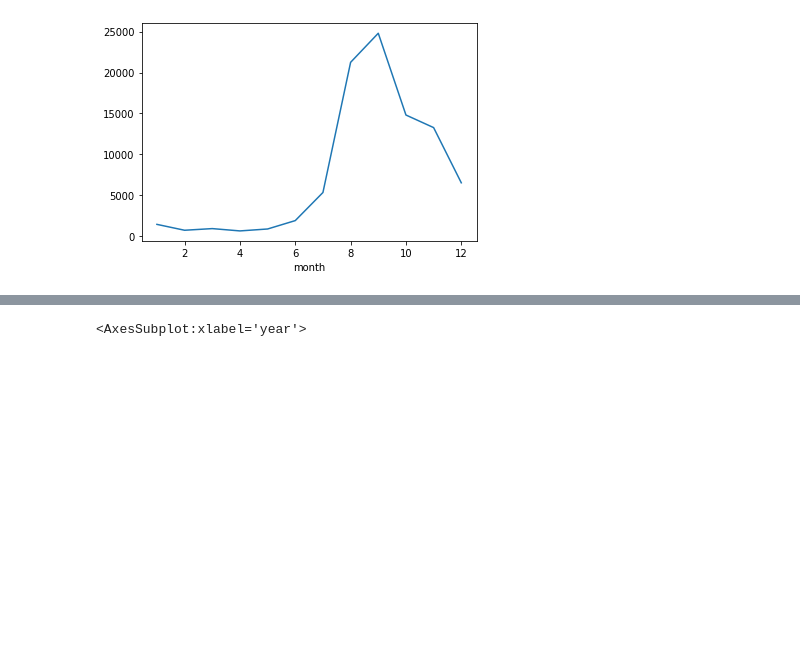
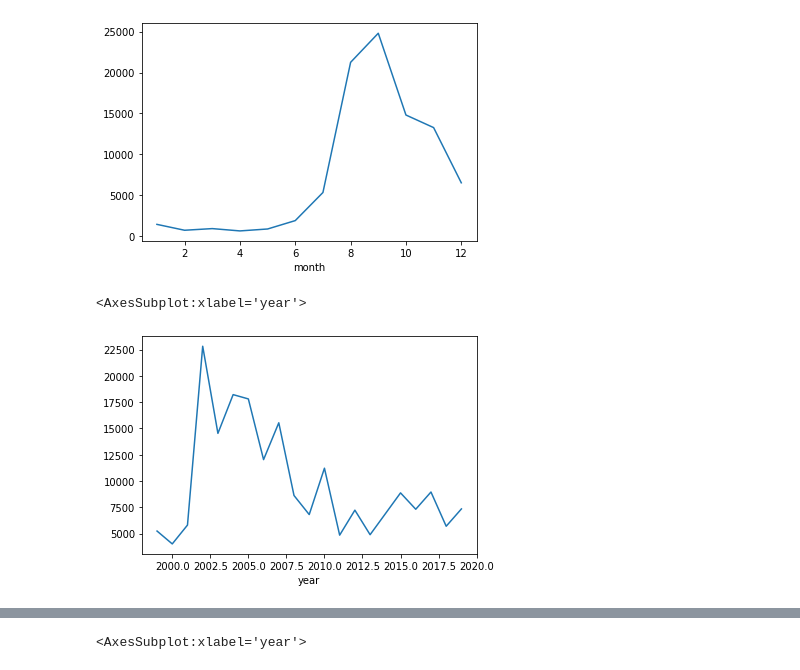
Before and after one commit to thiagomrs/icd2021projetoFinal, a Jupyter notebook: DesmatamentoDaAmazônia.ipynb, the cells around one changed output, grey strips where cells are left out. Saved outputs shown, nothing was run; the diff lists cells and outputs as text; code cells hidden in the pictures; blank space fills up the shorter version.

```diff
--- a/DesmatamentoDaAmazônia.ipynb
+++ b/DesmatamentoDaAmazônia.ipynb
@@ -451,3 +456,8 @@ sum_firespots_amz_legal.groupby('month').median().plot()
 # %% [output]
 <AxesSubplot:xlabel='month'>
 [figure]
+# %%
+sum_firespots_amz_legal.groupby('year').mean().plot()
+# %% [output]
+<AxesSubplot:xlabel='year'>
+[figure, added]
```
Also changed, not shown: parts of 2 cells of this notebook.
